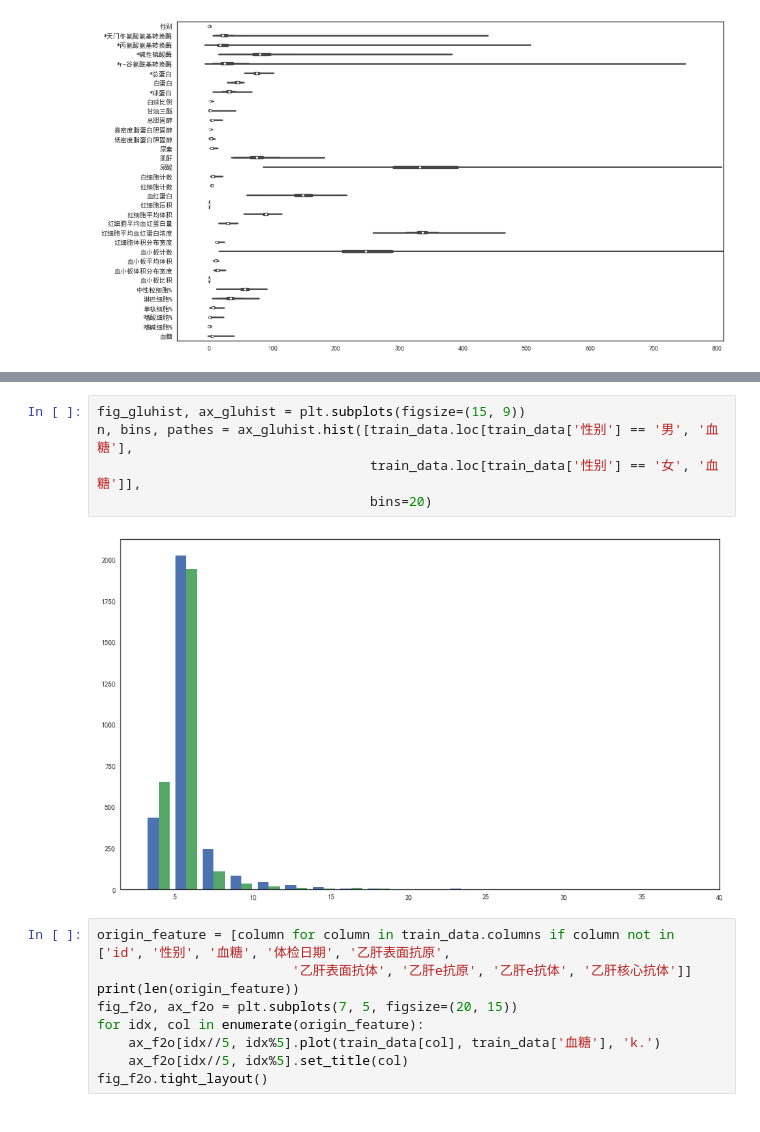
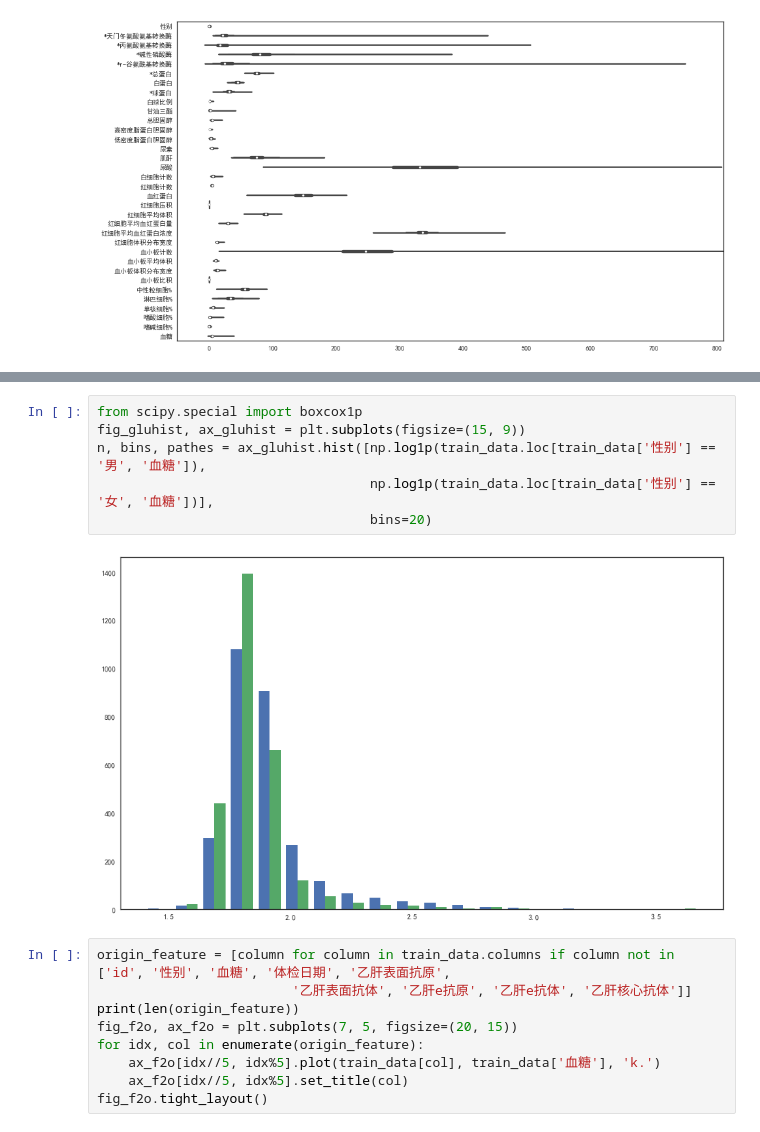
Before and after one commit to zixuanweeei/tianchi-diabetes, a Jupyter notebook: basic_analysis&offline/basic_analysis.ipynb, the cells around one changed output, grey strips where cells are left out. Cells and saved outputs as stored; diff of their text form.

```diff
--- a/basic_analysis&offline/basic_analysis.ipynb
+++ b/basic_analysis&offline/basic_analysis.ipynb
@@ -114,10 +105,11 @@ ax_kmeans.scatter(X_embedded[:, 0], X_embedded[:, 1], linewidths=0.01, c=data['
 # %%
+from scipy.special import boxcox1p
 fig_gluhist, ax_gluhist = plt.subplots(figsize=(15, 9))
-n, bins, pathes = ax_gluhist.hist([train_data.loc[train_data['性别'] == '男', '血糖'],
-                                   train_data.loc[train_data['性别'] == '女', '血糖']],
+n, bins, pathes = ax_gluhist.hist([np.log1p(train_data.loc[train_data['性别'] == '男', '血糖']),
+                                   np.log1p(train_data.loc[train_data['性别'] == '女', '血糖'])],
                                    bins=20)
 # %% [output]
-[figure, old version]
+[figure, new version]
 # %%
 origin_feature = [column for column in train_data.columns if column not in ['id', '性别', '血糖', '体检日期', '乙肝表面抗原',
                          '乙肝表面抗体', '乙肝e抗原', '乙肝e抗体', '乙肝核心抗体']]
```
Also changed, not shown: parts of 10 cells of this notebook, 22 other files.
